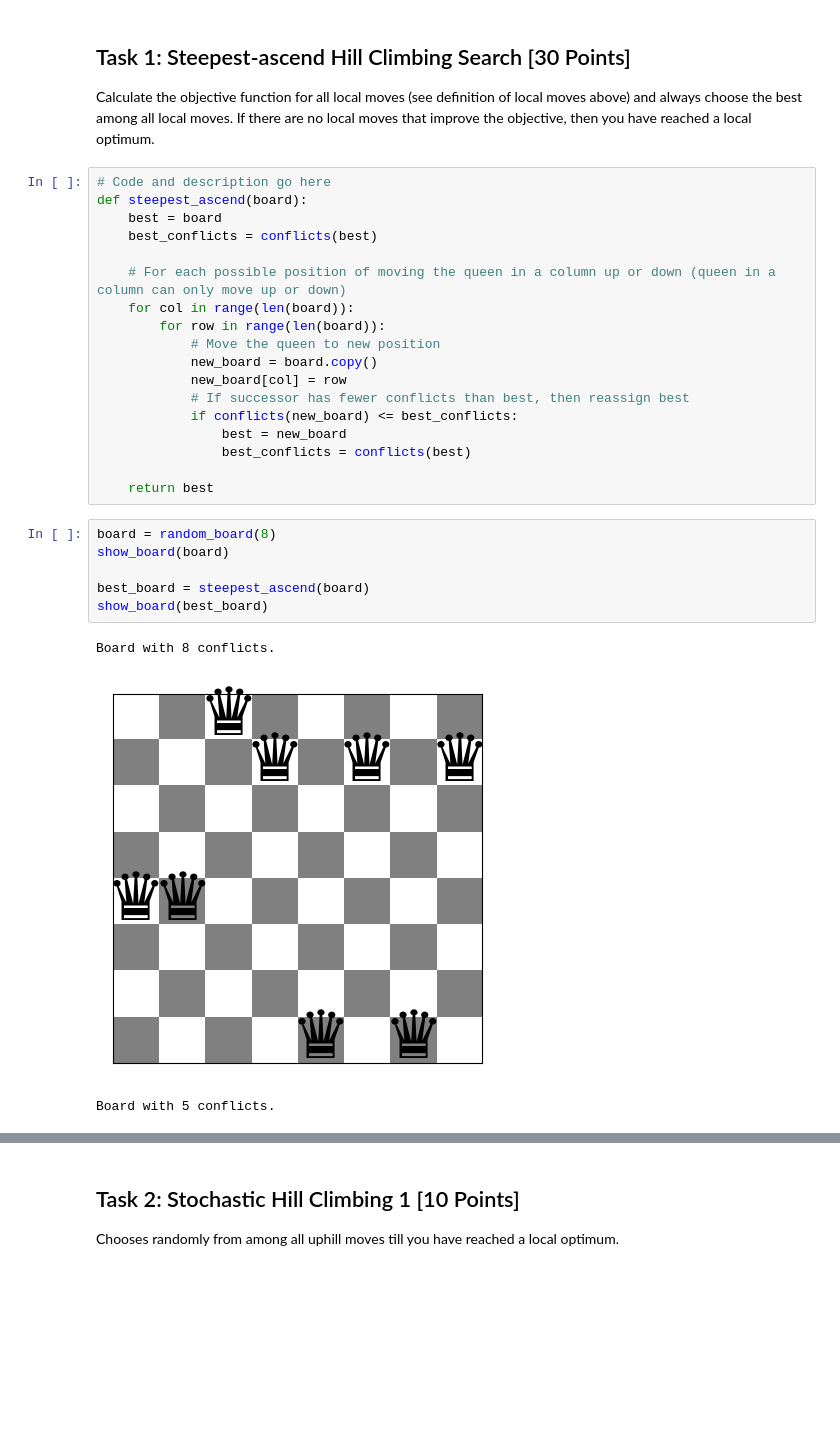
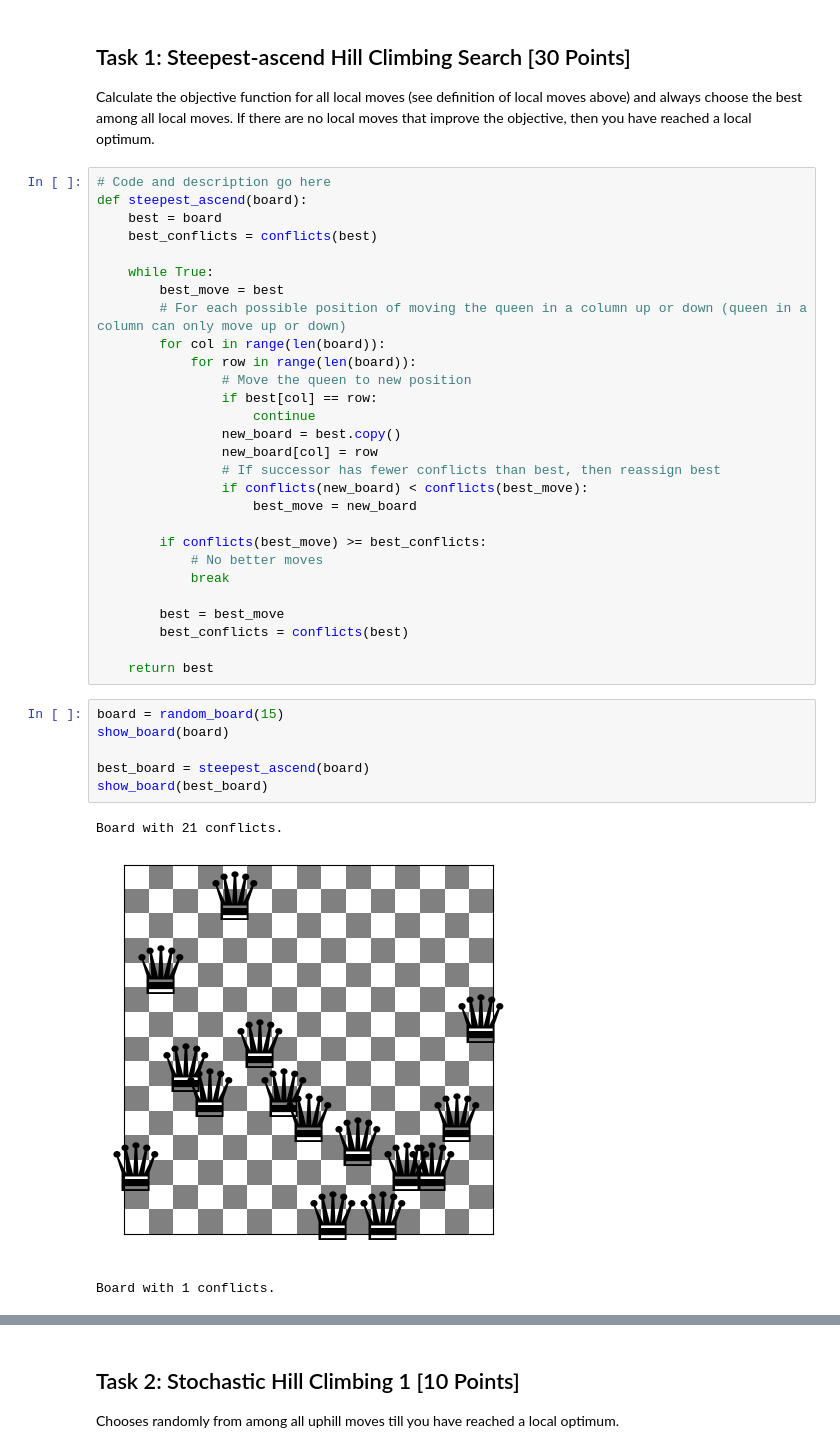
Before and after one commit to leilaniGegg/CS7320-ArtificialIntelligence, a Jupyter notebook: Assignment 4/n_queens.ipynb, the cells around one changed output, grey strips where cells are left out. Cells and saved outputs as stored; diff of their text form; blank space fills up the shorter version.

```diff
--- a/Assignment 4/n_queens.ipynb
+++ b/Assignment 4/n_queens.ipynb
@@ -135,25 +135,35 @@ def steepest_ascend(board):
     best = board
     best_conflicts = conflicts(best)
 
-    # For each possible position of moving the queen in a column up or down (queen in a column can only move up or down)
-    for col in range(len(board)):
-        for row in range(len(board)):
-            # Move the queen to new position
-            new_board = board.copy()
-            new_board[col] = row
-            # If successor has fewer conflicts than best, then reassign best
-            if conflicts(new_board) <= best_conflicts:
-                best = new_board
-                best_conflicts = conflicts(best)
+    while True:
+        best_move = best
+        # For each possible position of moving the queen in a column up or down (queen in a column can only move up or down)
+        for col in range(len(board)):
+            for row in range(len(board)):
+                # Move the queen to new position
+                if best[col] == row:
+                    continue
+                new_board = best.copy()
+                new_board[col] = row
+                # If successor has fewer conflicts than best, then reassign best
+                if conflicts(new_board) < conflicts(best_move):
+                    best_move = new_board
+
+        if conflicts(best_move) >= best_conflicts:
+            # No better moves
+            break
+
+        best = best_move
+        best_conflicts = conflicts(best)
 
     return best
 # %%
-board = random_board(8)
+board = random_board(15)
 show_board(board)
 
 best_board = steepest_ascend(board)
 show_board(best_board)
 # %% [output]
-Board with 8 conflicts.
+Board with 21 conflicts.
-[figure, old version]
+[figure, new version]
-Board with 5 conflicts.
+Board with 1 conflicts.
```
Also changed, not shown: parts of 15 cells of this notebook.
